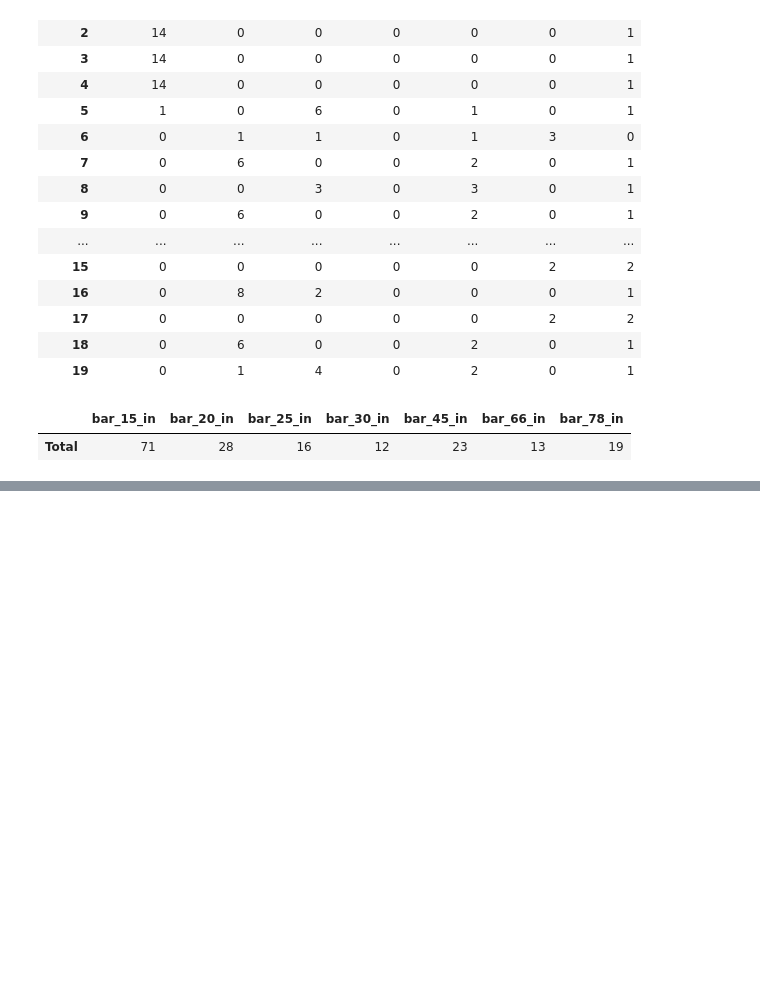
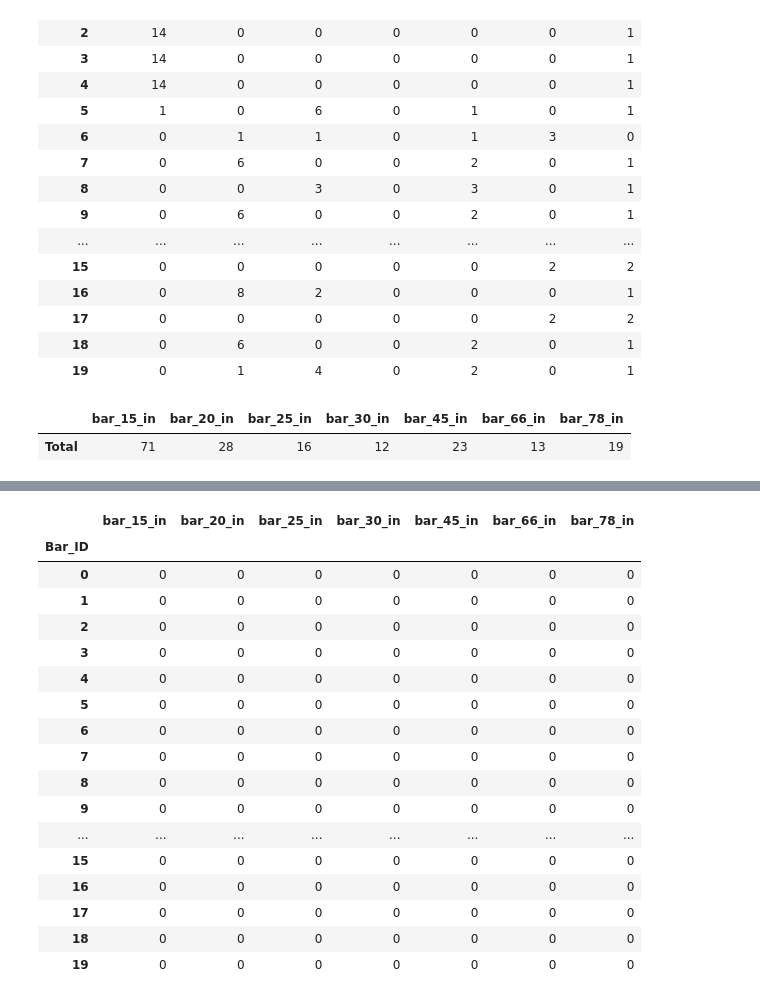
Before and after one commit to cuongpham24/optimizations, a Jupyter notebook: Minimize_scrap.ipynb, the cells around one changed output, grey strips where cells are left out. Cells and saved outputs as stored; diff of their text form; code cells hidden in the pictures; blank space fills up the shorter version.

```diff
--- a/Minimize_scrap.ipynb
+++ b/Minimize_scrap.ipynb
@@ -114,0 +199,24 @@ pd.DataFrame(df.sum(), columns=["Total"]).T
+# %%
+df_shortage = pd.DataFrame({f"bar_{l[j - 1]}_in": [int(Y[f"{j}"].varValue) for i in range(1, N + 1)]
+                   for j in range(1, M + 1)}).sort_values(by=f"bar_{min(l)}_in", ascending=False).reset_index(drop=True)
+df_shortage.index.name = 'Bar_ID'
+df_shortage
+# %% [output]
+|  | bar_15_in | bar_20_in | bar_25_in | bar_30_in | bar_45_in | bar_66_in | bar_78_in |
+| Bar_ID |  |  |  |  |  |  |  |
+| 0 | 0 | 0 | 0 | 0 | 0 | 0 | 0 |
+| 1 | 0 | 0 | 0 | 0 | 0 | 0 | 0 |
+| 2 | 0 | 0 | 0 | 0 | 0 | 0 | 0 |
+| 3 | 0 | 0 | 0 | 0 | 0 | 0 | 0 |
+| 4 | 0 | 0 | 0 | 0 | 0 | 0 | 0 |
+| 5 | 0 | 0 | 0 | 0 | 0 | 0 | 0 |
+| 6 | 0 | 0 | 0 | 0 | 0 | 0 | 0 |
+| 7 | 0 | 0 | 0 | 0 | 0 | 0 | 0 |
+| 8 | 0 | 0 | 0 | 0 | 0 | 0 | 0 |
+| 9 | 0 | 0 | 0 | 0 | 0 | 0 | 0 |
+| ... | ... | ... | ... | ... | ... | ... | ... |
+| 15 | 0 | 0 | 0 | 0 | 0 | 0 | 0 |
+| 16 | 0 | 0 | 0 | 0 | 0 | 0 | 0 |
+| 17 | 0 | 0 | 0 | 0 | 0 | 0 | 0 |
+| 18 | 0 | 0 | 0 | 0 | 0 | 0 | 0 |
+| 19 | 0 | 0 | 0 | 0 | 0 | 0 | 0 |
```
Also changed, not shown: parts of 7 cells of this notebook.
